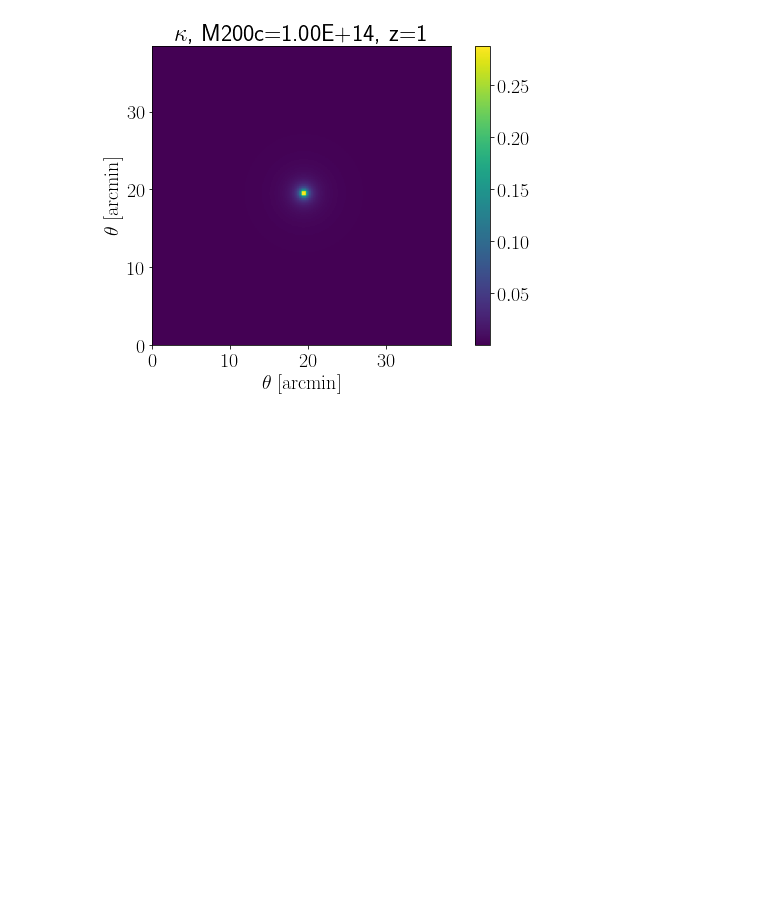
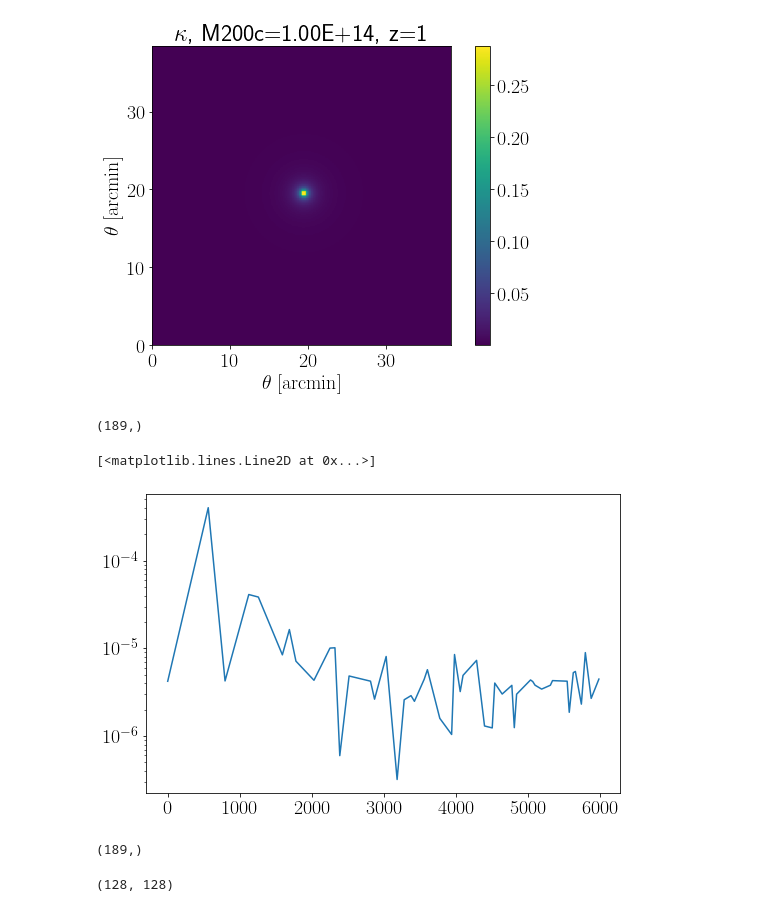
Before and after one commit to carronj/LensIt, a Jupyter notebook: notebooks/demo_cluster_lensing.ipynb, the cells around one changed output. Cells and saved outputs as stored; diff of their text form; code cells hidden in the pictures; blank space fills up the shorter version.

```diff
--- a/notebooks/demo_cluster_lensing.ipynb
+++ b/notebooks/demo_cluster_lensing.ipynb
@@ -90,0 +91,26 @@ map_noise = clustermaps.get_noise_map(idx, field)
+# %%
+qmap, umap = clustermaps.maps_lib.get_sim_qumap(idx)
+qlm =clustermaps.lib_skyalm.map2alm(qmap)
+ulm = clustermaps.lib_skyalm.map2alm(umap)
+elm, blm = clustermaps.lib_skyalm.QUlms2EBalms(np.array([qlm, ulm]))
+emap = clustermaps.lib_skyalm.alm2map(elm)
+bmap = clustermaps.lib_skyalm.alm2map(blm)
+
+ls = np.where(clustermaps.ellmat.get_Nell()[:clustermaps.ellmax_sky]>0)[0]
+# %%
+elm.shape
+# %% [output]
+(189,)
+# %%
+plt.semilogy(ls, clustermaps.lib_skyalm.map2cl(qmap)[ls])
+# %% [output]
+[<matplotlib.lines.Line2D at 0x...>]
+[figure, added]
+# %%
+clustermaps.lib_skyalm.map2alm(qmap).shape
+# %% [output]
+(189,)
+# %%
+qmap.shape
+# %% [output]
+(128, 128)
```
Also changed, not shown: parts of 3 cells of this notebook, 1 other file.
